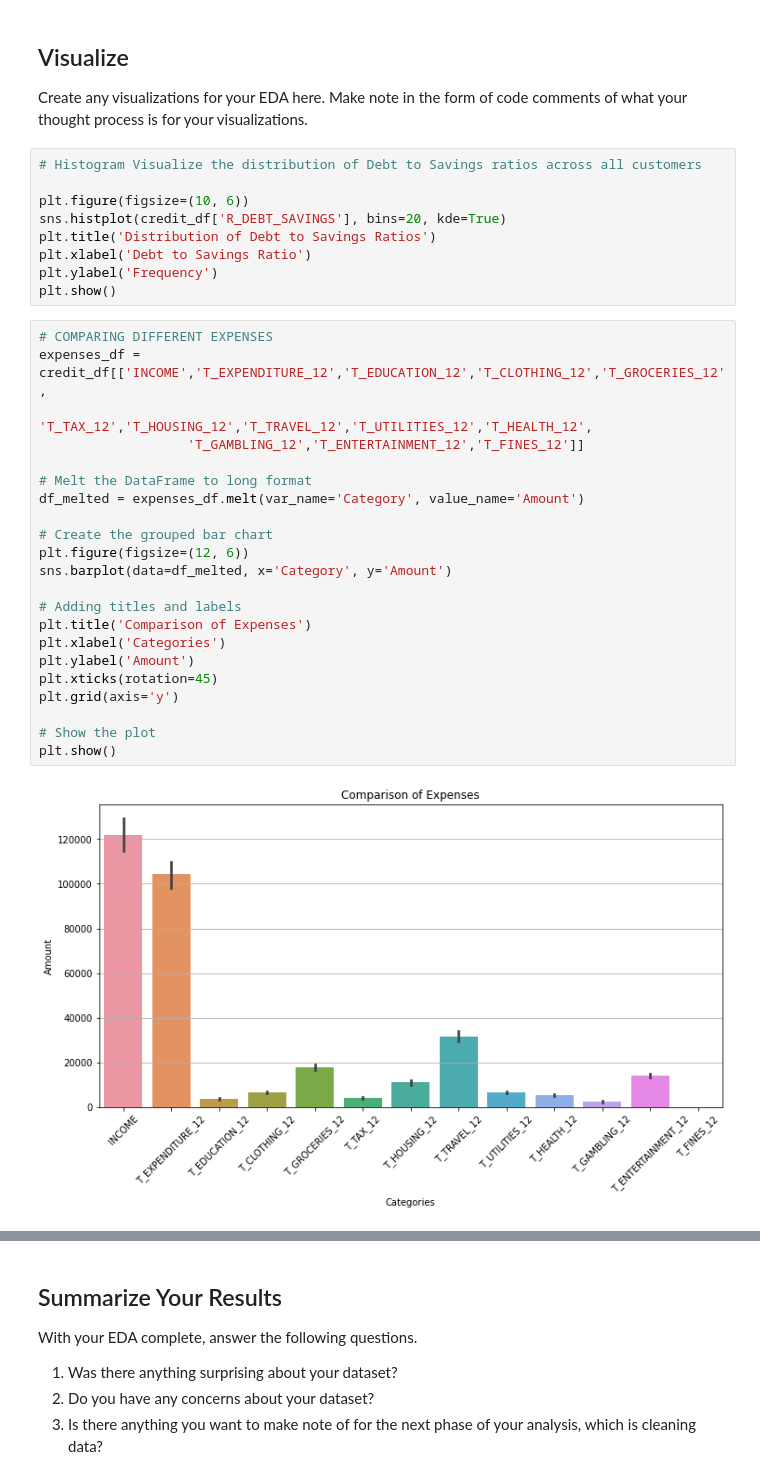
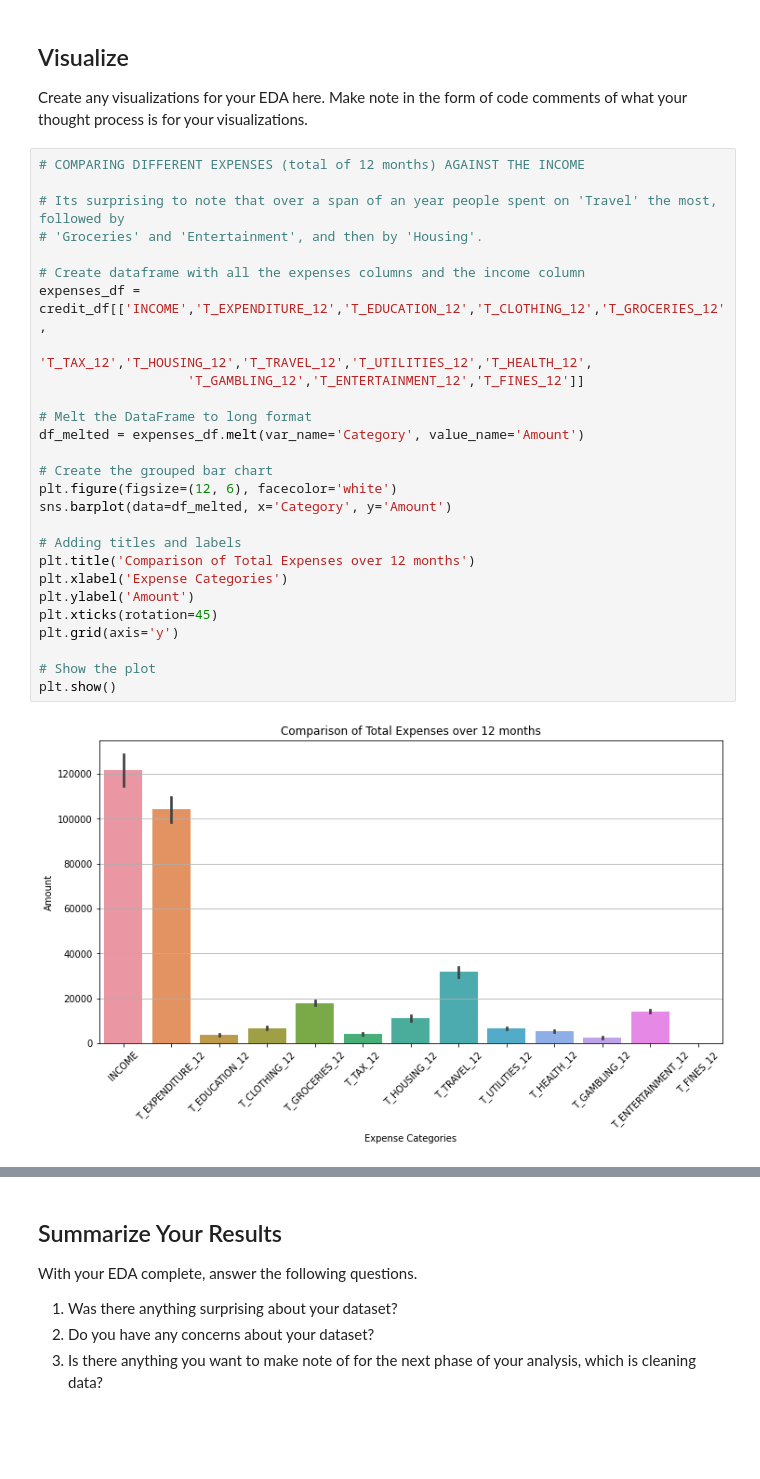
Before and after one commit to LSHAlluri/eda-checkpoint, a Jupyter notebook: checkpoint-two.ipynb, the cells around one changed output, grey strips where cells are left out. Drawn from its saved outputs; the diff is of its cells as text; blank space fills up the shorter version.

```diff
--- a/checkpoint-two.ipynb
+++ b/checkpoint-two.ipynb
@@ -339,36 +409,32 @@ Average is $130,789.18, with a min of
 ## Visualize
 
 Create any visualizations for your EDA here. Make note in the form of code comments of what your thought process is for your visualizations.
-# %%
-# Histogram Visualize the distribution of Debt to Savings ratios across all customers
-
-plt.figure(figsize=(10, 6))
-sns.histplot(credit_df['R_DEBT_SAVINGS'], bins=20, kde=True)
-plt.title('Distribution of Debt to Savings Ratios')
-plt.xlabel('Debt to Savings Ratio')
-plt.ylabel('Frequency')
-plt.show()
 # %%
-# COMPARING DIFFERENT EXPENSES
+# COMPARING DIFFERENT EXPENSES (total of 12 months) AGAINST THE INCOME
+
+# Its surprising to note that over a span of an year people spent on 'Travel' the most, followed by
+# 'Groceries' and 'Entertainment', and then by 'Housing'.
+
+# Create dataframe with all the expenses columns and the income column
 expenses_df = credit_df[['INCOME','T_EXPENDITURE_12','T_EDUCATION_12','T_CLOTHING_12','T_GROCERIES_12',
                    'T_TAX_12','T_HOUSING_12','T_TRAVEL_12','T_UTILITIES_12','T_HEALTH_12',
                    'T_GAMBLING_12','T_ENTERTAINMENT_12','T_FINES_12']]
 
 # Melt the DataFrame to long format
 df_melted = expenses_df.melt(var_name='Category', value_name='Amount')
 
 # Create the grouped bar chart
-plt.figure(figsize=(12, 6))
+plt.figure(figsize=(12, 6), facecolor='white')
 sns.barplot(data=df_melted, x='Category', y='Amount')
 
 # Adding titles and labels
-plt.title('Comparison of Expenses')
-plt.xlabel('Categories')
+plt.title('Comparison of Total Expenses over 12 months')
+plt.xlabel('Expense Categories')
 plt.ylabel('Amount')
 plt.xticks(rotation=45)
 plt.grid(axis='y')
 
 # Show the plot
 plt.show()
 # %% [output]
-[figure, old version]
+[figure, new version]
```
Also changed, not shown: parts of 25 cells of this notebook.
